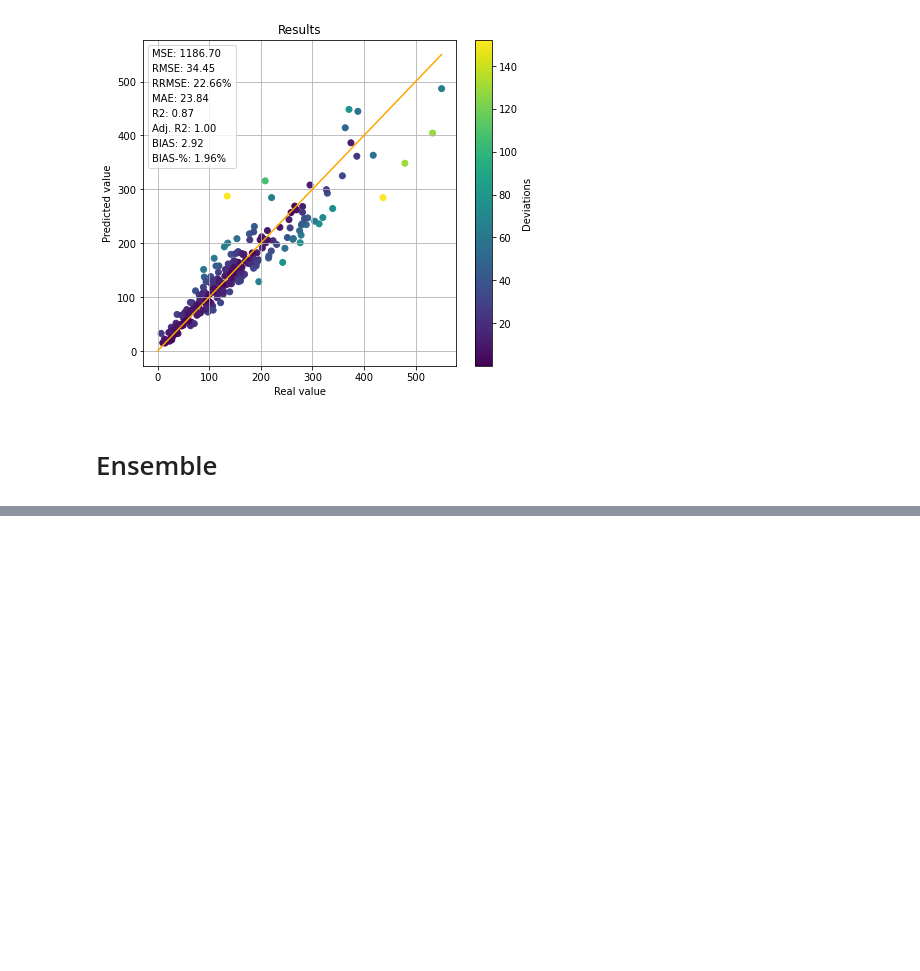
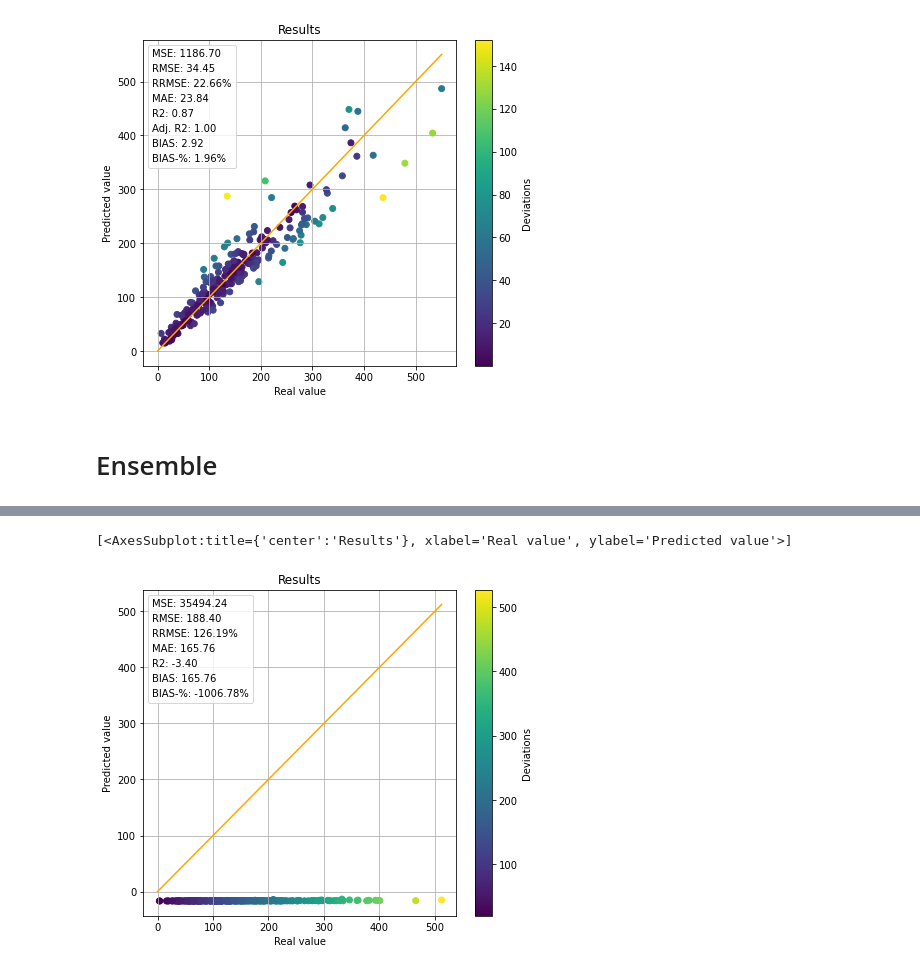
Before and after one commit to mayrajeo/enveco, a Jupyter notebook: examples/Voxelizations with 3DCnns.ipynb, the cells around one changed output, grey strips where cells are left out. Drawn from its saved outputs; the diff is of its cells as text; code cells hidden in the pictures; blank space fills up the shorter version.

```diff
--- a/examples/Voxelizations with 3DCnns.ipynb
+++ b/examples/Voxelizations with 3DCnns.ipynb
@@ -171,0 +203,2 @@ ens.validate()
+# %%
+ens_interp = RegressionInterpretation.from_ensemble(ens)
@@ -171,0 +211,5 @@ ens.validate()
+# %%
+ens_interp.plot_results()
+# %% [output]
+[<AxesSubplot:title={'center':'Results'}, xlabel='Real value', ylabel='Predicted value'>]
+[figure, added]
```
Also changed, not shown: parts of 8 cells of this notebook, 14 other files.
